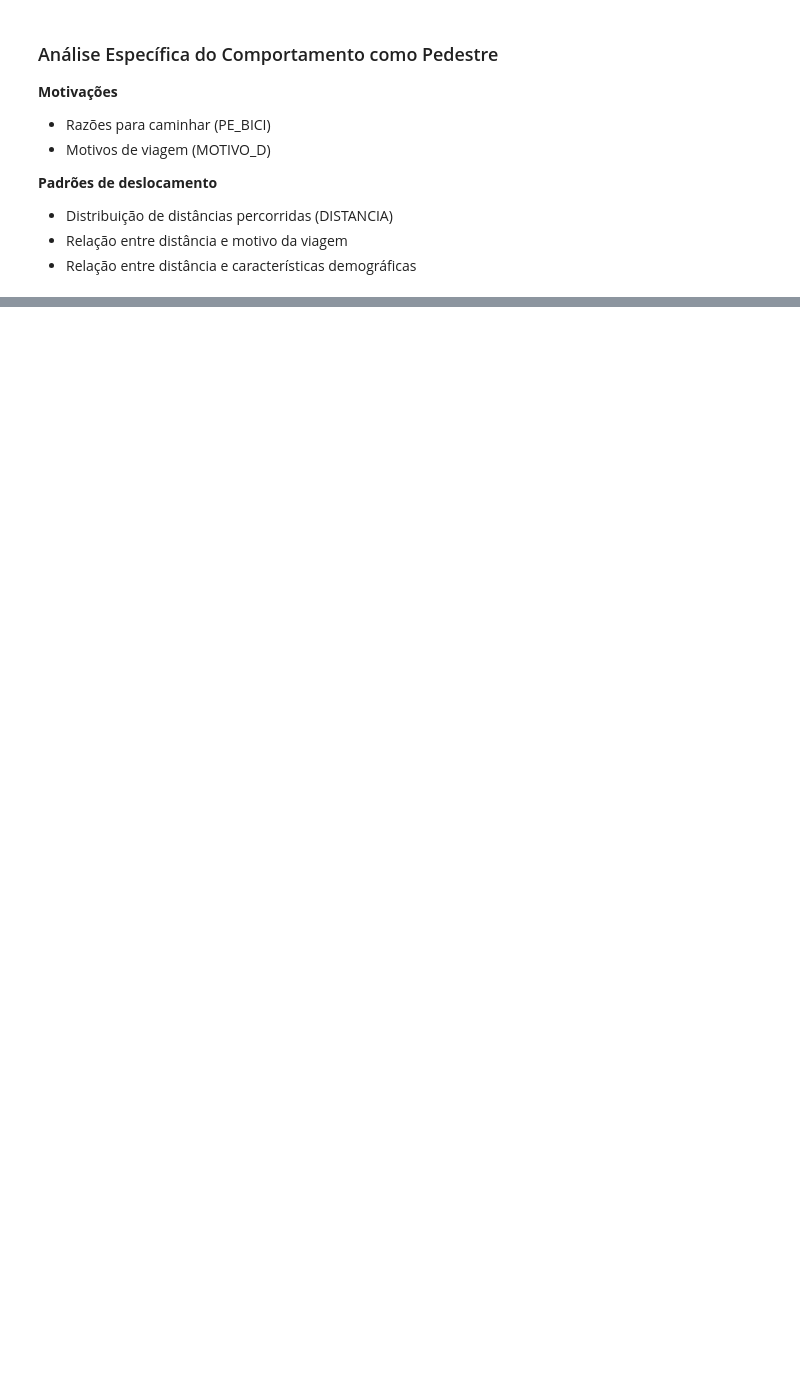
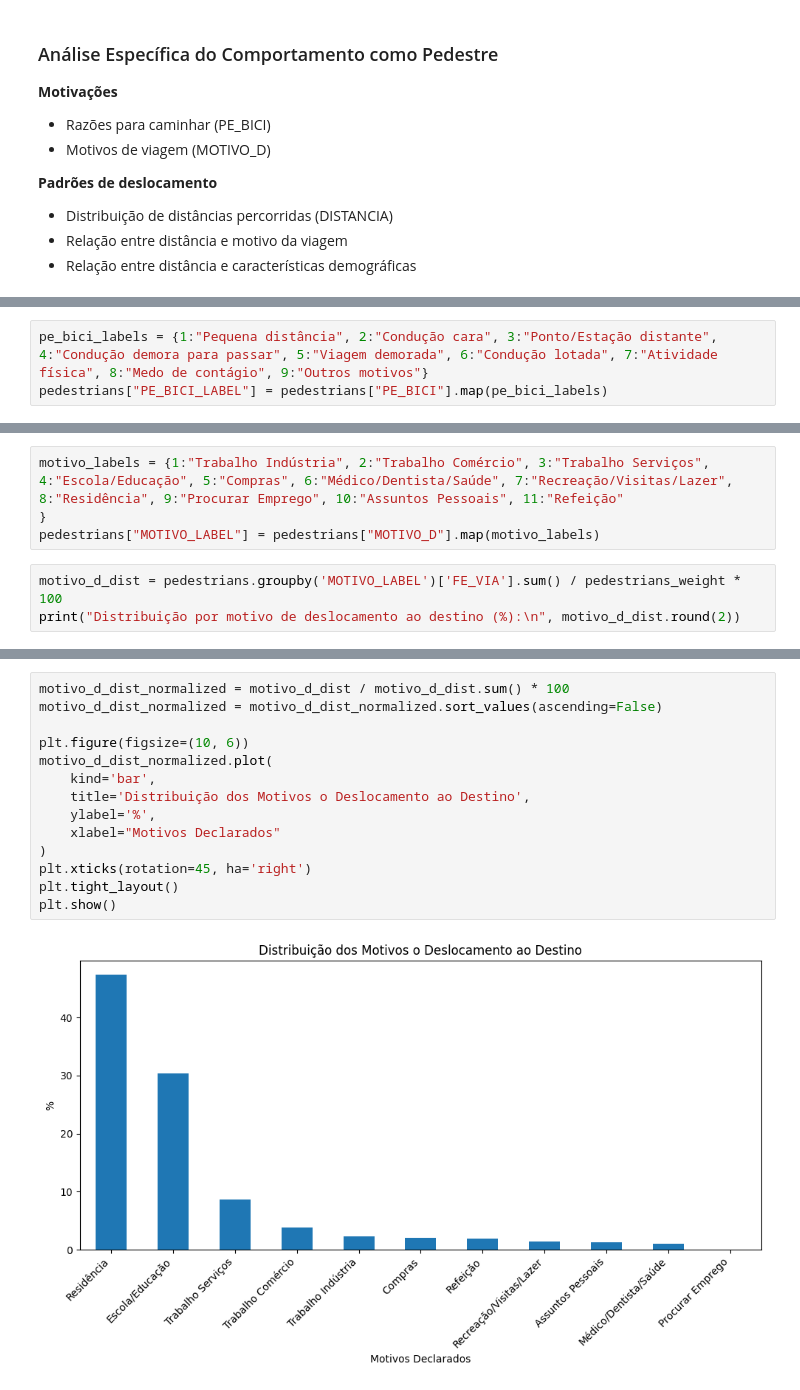
Before and after one commit to gustavo-rmontes/TCC, a Jupyter notebook: analysis_scripts/od_23-analysis.ipynb, the cells around one changed output, grey strips where cells are left out. Drawn from its saved outputs; the diff is of its cells as text; blank space fills up the shorter version.

Commit message:
feat(od_23): add analysis of pedestrian mode choice and distribution of destination motives

```diff
--- a/analysis_scripts/od_23-analysis.ipynb
+++ b/analysis_scripts/od_23-analysis.ipynb
@@ -382,0 +332,3 @@ plt.show()
+# %%
+pe_bici_labels = {1:"Pequena distância", 2:"Condução cara", 3:"Ponto/Estação distante", 4:"Condução demora para passar", 5:"Viagem demorada", 6:"Condução lotada", 7:"Atividade física", 8:"Medo de contágio", 9:"Outros motivos"}
+pedestrians["PE_BICI_LABEL"] = pedestrians["PE_BICI"].map(pe_bici_labels)
@@ -382,0 +354,7 @@ plt.show()
+# %%
+motivo_labels = {1:"Trabalho Indústria", 2:"Trabalho Comércio", 3:"Trabalho Serviços", 4:"Escola/Educação", 5:"Compras", 6:"Médico/Dentista/Saúde", 7:"Recreação/Visitas/Lazer", 8:"Residência", 9:"Procurar Emprego", 10:"Assuntos Pessoais", 11:"Refeição"
+}
+pedestrians["MOTIVO_LABEL"] = pedestrians["MOTIVO_D"].map(motivo_labels)
+# %%
+motivo_d_dist = pedestrians.groupby('MOTIVO_LABEL')['FE_VIA'].sum() / pedestrians_weight * 100
+print("Distribuição por motivo de deslocamento ao destino (%):\n", motivo_d_dist.round(2))
@@ -382,0 +376,16 @@ plt.show()
+# %%
+motivo_d_dist_normalized = motivo_d_dist / motivo_d_dist.sum() * 100
+motivo_d_dist_normalized = motivo_d_dist_normalized.sort_values(ascending=False)
+
+plt.figure(figsize=(10, 6))
+motivo_d_dist_normalized.plot(
+    kind='bar',
+    title='Distribuição dos Motivos o Deslocamento ao Destino',
+    ylabel='%',
+    xlabel="Motivos Declarados"
+)
+plt.xticks(rotation=45, ha='right')
+plt.tight_layout()
+plt.show()
+# %% [output]
+[figure, added]
```
Also changed, not shown: parts of 32 cells of this notebook.
